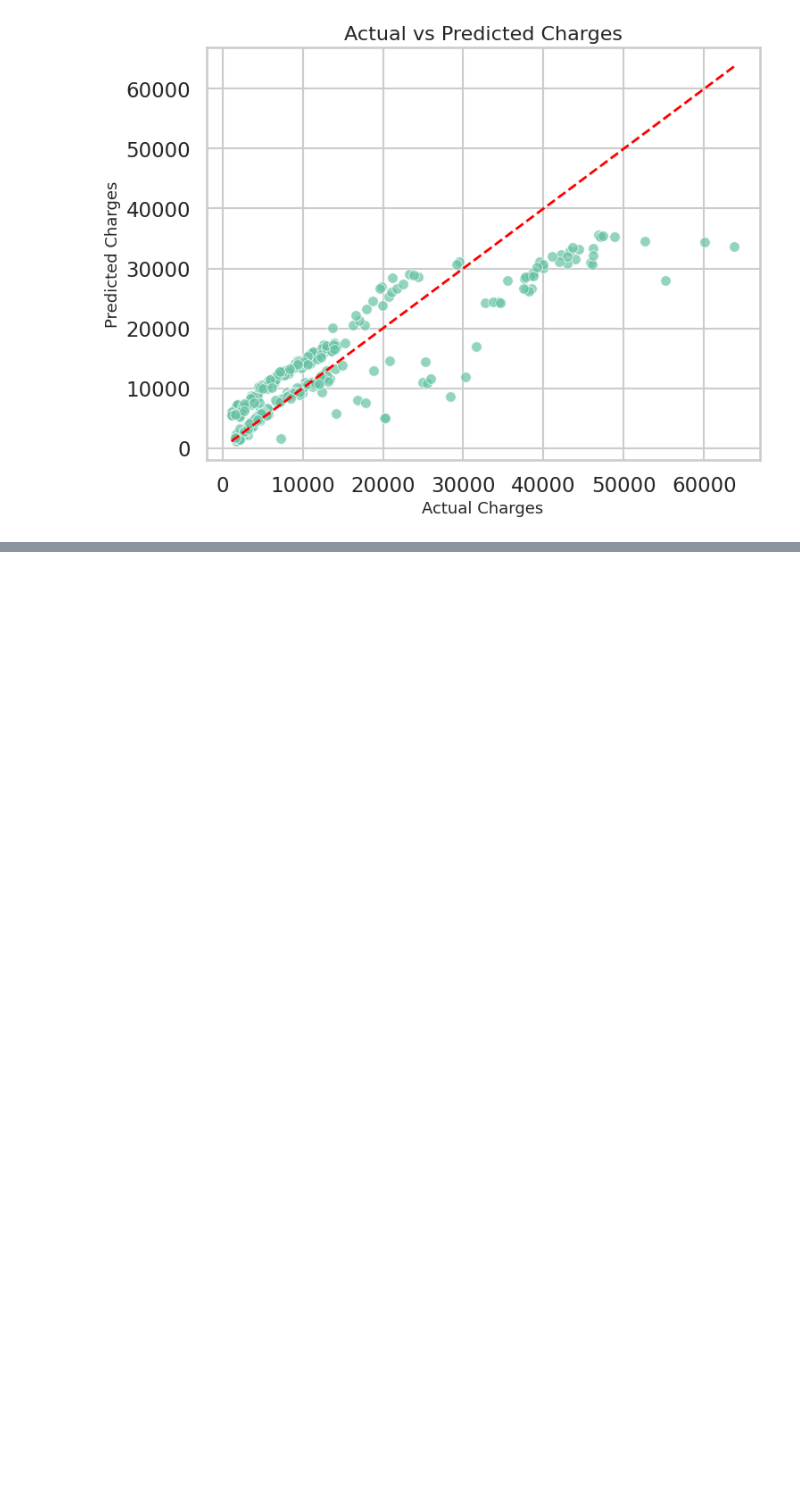
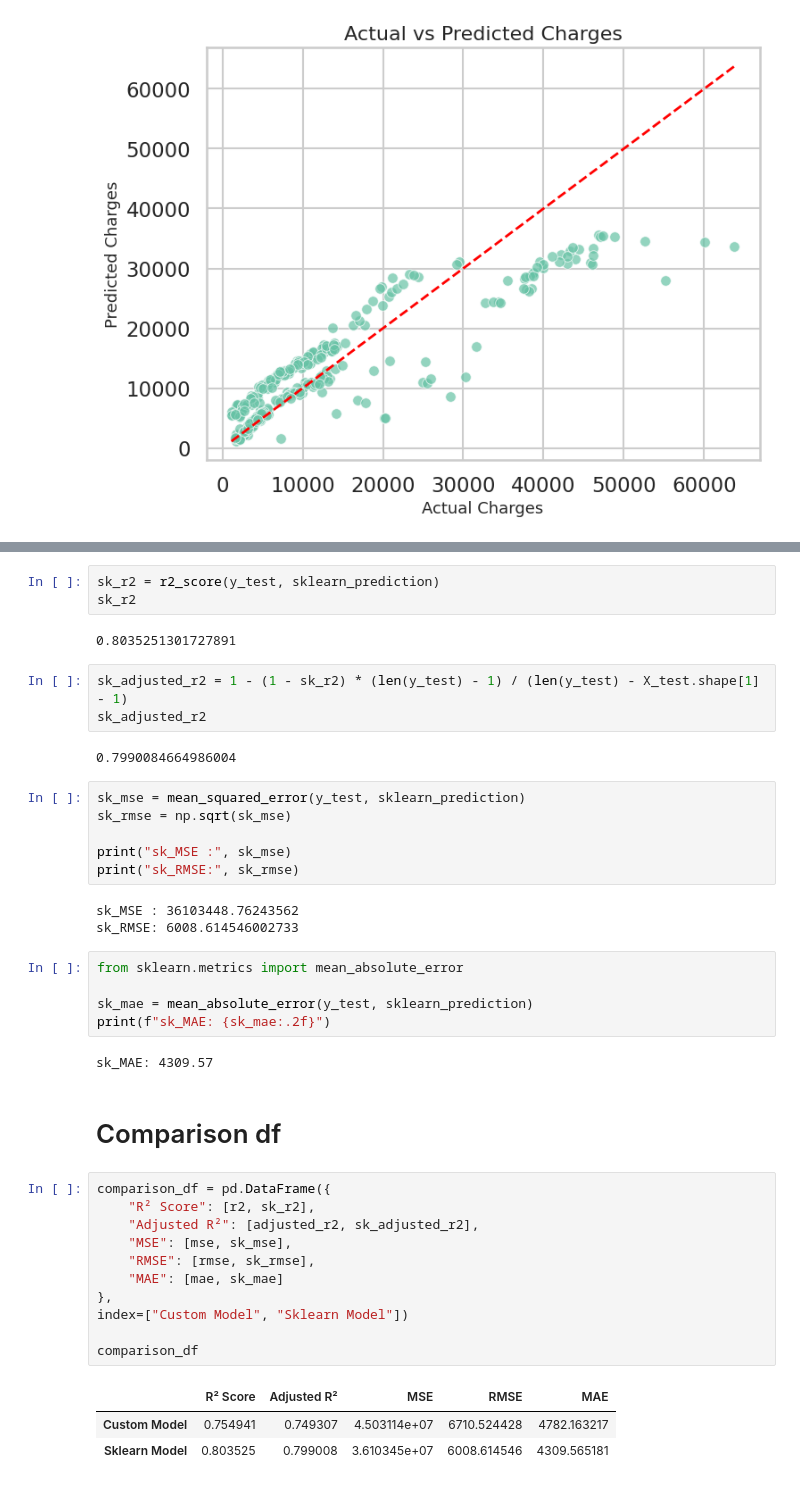
Before and after one commit to code-with-ayyan/Machine-Learning-from-scratch, a Jupyter notebook: Linear-Regression/insurance.ipynb, the cells around one changed output, grey strips where cells are left out. Drawn from its saved outputs; the diff is of its cells as text; blank space fills up the shorter version.

Commit message:
Linear Regression Comparison and updated Readme

```diff
--- a/Linear-Regression/insurance.ipynb
+++ b/Linear-Regression/insurance.ipynb
@@ -510 +520,44 @@ plt.show()
+# %%
+sk_r2 = r2_score(y_test, sklearn_prediction)
+sk_r2
+# %% [output]
+0.8035251301727891
+# %%
+sk_adjusted_r2 = 1 - (1 - sk_r2) * (len(y_test) - 1) / (len(y_test) - X_test.shape[1] - 1)
+sk_adjusted_r2
+# %% [output]
+0.7990084664986004
+# %%
+sk_mse = mean_squared_error(y_test, sklearn_prediction)
+sk_rmse = np.sqrt(sk_mse)
+
+print("sk_MSE :", sk_mse)
+print("sk_RMSE:", sk_rmse)
+# %% [output]
+sk_MSE : 36103448.76243562
+sk_RMSE: 6008.614546002733
+# %%
+from sklearn.metrics import mean_absolute_error
+
+sk_mae = mean_absolute_error(y_test, sklearn_prediction)
+print(f"sk_MAE: {sk_mae:.2f}")
+# %% [output]
+sk_MAE: 4309.57
+# %% [markdown]
+# Comparison df
+# %%
+comparison_df = pd.DataFrame({
+    "R² Score": [r2, sk_r2],
+    "Adjusted R²": [adjusted_r2, sk_adjusted_r2],
+    "MSE": [mse, sk_mse],
+    "RMSE": [rmse, sk_rmse],
+    "MAE": [mae, sk_mae]
+},
+index=["Custom Model", "Sklearn Model"])
+
+comparison_df
+# %% [output]
+|  | R² Score | Adjusted R² | MSE | RMSE | MAE |
+| Custom Model | 0.754941 | 0.749307 | 4.503114e+07 | 6710.524428 | 4782.163217 |
+| Sklearn Model | 0.803525 | 0.799008 | 3.610345e+07 | 6008.614546 | 4309.565181 |
 # %% [markdown]
```
Also changed, not shown: parts of 7 cells of this notebook, 2 other files.
